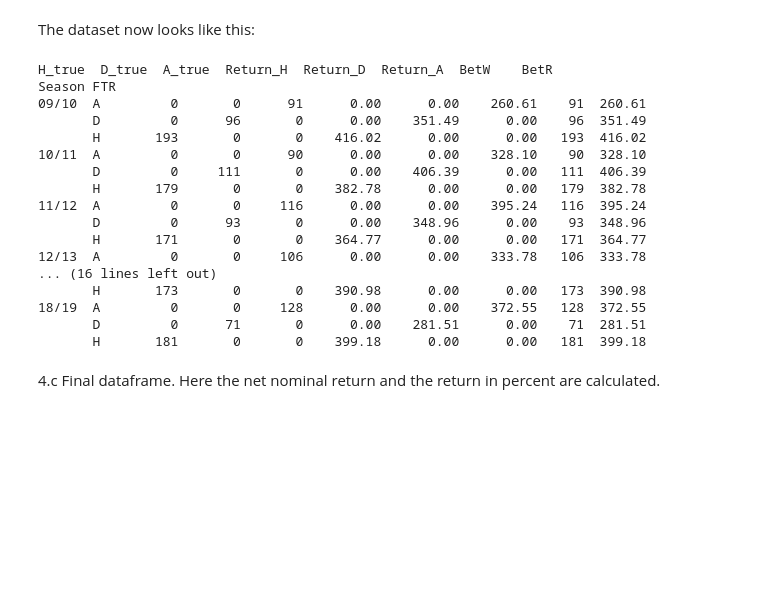
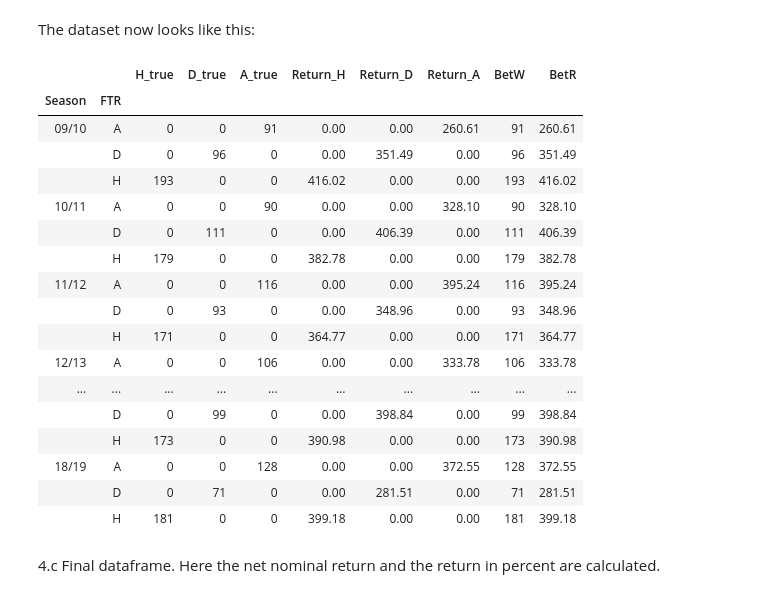
Before and after one commit to NumEconCopenhagen/projects-2020-group20, a Jupyter notebook: dataproject/dataproject.ipynb, the cells around one changed output. Saved outputs shown, nothing was run; the diff lists cells and outputs as text; code cells hidden in the pictures; blank space fills up the shorter version.

```diff
--- a/dataproject/dataproject.ipynb
+++ b/dataproject/dataproject.ipynb
@@ -213,26 +209,27 @@ Season_group['BetW'] = Season_group.H_true + Season_group.D_true + Season_group.
 Season_group['BetR'] = Season_group.Return_H + Season_group.Return_D + Season_group.Return_A
 # %% [markdown]
 The dataset now looks like this:
-# %%
-print(Season_group)
-# %% [output]
-H_true  D_true  A_true  Return_H  Return_D  Return_A  BetW    BetR
-Season FTR
-09/10  A         0       0      91      0.00      0.00    260.61    91  260.61
-       D         0      96       0      0.00    351.49      0.00    96  351.49
-       H       193       0       0    416.02      0.00      0.00   193  416.02
-10/11  A         0       0      90      0.00      0.00    328.10    90  328.10
-       D         0     111       0      0.00    406.39      0.00   111  406.39
-       H       179       0       0    382.78      0.00      0.00   179  382.78
-11/12  A         0       0     116      0.00      0.00    395.24   116  395.24
-       D         0      93       0      0.00    348.96      0.00    93  348.96
-       H       171       0       0    364.77      0.00      0.00   171  364.77
-12/13  A         0       0     106      0.00      0.00    333.78   106  333.78
-... (16 lines left out)
-       H       173       0       0    390.98      0.00      0.00   173  390.98
-18/19  A         0       0     128      0.00      0.00    372.55   128  372.55
-       D         0      71       0      0.00    281.51      0.00    71  281.51
-       H       181       0       0    399.18      0.00      0.00   181  399.18
+# %%
+Season_group
+# %% [output]
+|  |  | H_true | D_true | A_true | Return_H | Return_D | Return_A | BetW | BetR |
+| Season | FTR |  |  |  |  |  |  |  |  |
+| 09/10 | A | 0 | 0 | 91 | 0.00 | 0.00 | 260.61 | 91 | 260.61 |
+|  | D | 0 | 96 | 0 | 0.00 | 351.49 | 0.00 | 96 | 351.49 |
+|  | H | 193 | 0 | 0 | 416.02 | 0.00 | 0.00 | 193 | 416.02 |
+| 10/11 | A | 0 | 0 | 90 | 0.00 | 0.00 | 328.10 | 90 | 328.10 |
+|  | D | 0 | 111 | 0 | 0.00 | 406.39 | 0.00 | 111 | 406.39 |
+|  | H | 179 | 0 | 0 | 382.78 | 0.00 | 0.00 | 179 | 382.78 |
+| 11/12 | A | 0 | 0 | 116 | 0.00 | 0.00 | 395.24 | 116 | 395.24 |
+|  | D | 0 | 93 | 0 | 0.00 | 348.96 | 0.00 | 93 | 348.96 |
+|  | H | 171 | 0 | 0 | 364.77 | 0.00 | 0.00 | 171 | 364.77 |
+| 12/13 | A | 0 | 0 | 106 | 0.00 | 0.00 | 333.78 | 106 | 333.78 |
+| ... | ... | ... | ... | ... | ... | ... | ... | ... | ... |
+|  | D | 0 | 99 | 0 | 0.00 | 398.84 | 0.00 | 99 | 398.84 |
+|  | H | 173 | 0 | 0 | 390.98 | 0.00 | 0.00 | 173 | 390.98 |
+| 18/19 | A | 0 | 0 | 128 | 0.00 | 0.00 | 372.55 | 128 | 372.55 |
+|  | D | 0 | 71 | 0 | 0.00 | 281.51 | 0.00 | 71 | 281.51 |
+|  | H | 181 | 0 | 0 | 399.18 | 0.00 | 0.00 | 181 | 399.18 |
 # %% [markdown]
 4.c Final dataframe. Here the net nominal return and the return in percent are calculated.
 # %%
```
Also changed, not shown: parts of 6 cells of this notebook.
